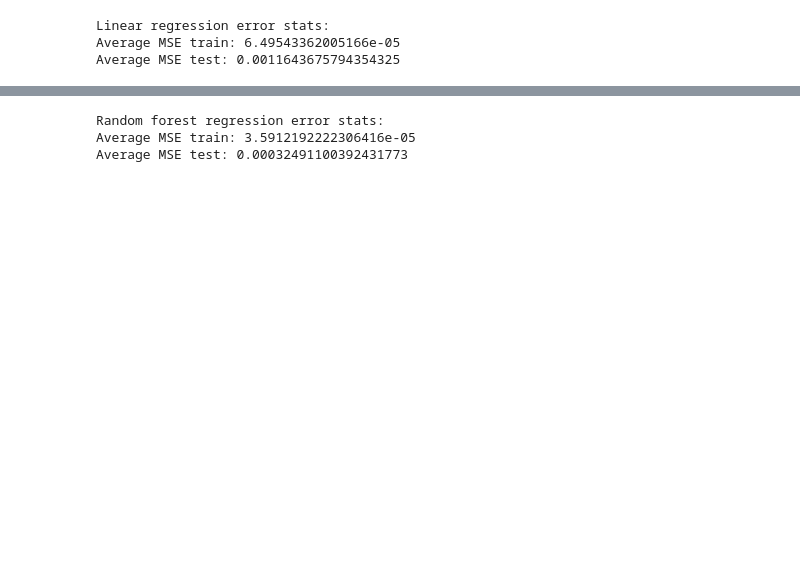
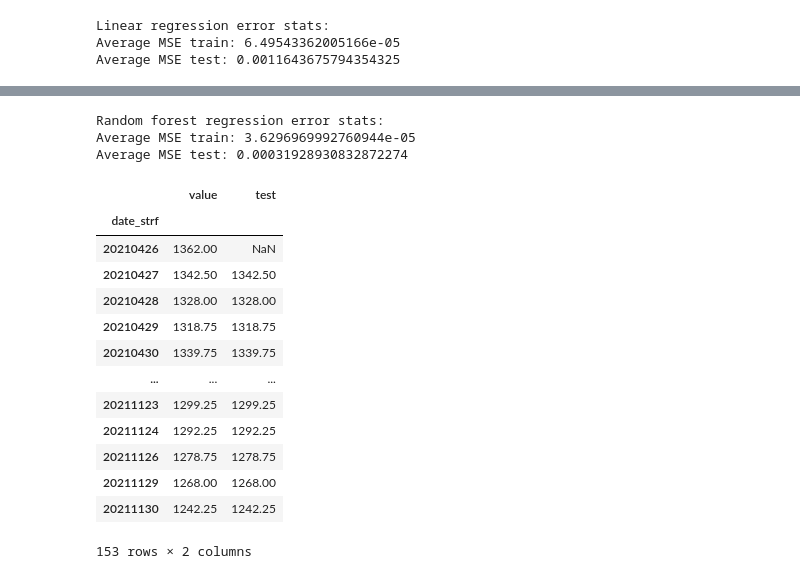
Before and after one commit to kimzwegz/commodity, a Jupyter notebook: commod.ipynb, the cells around one changed output, grey strips where cells are left out. Cells and saved outputs as stored; diff of their text form; code cells hidden in the pictures; blank space fills up the shorter version.

Commit message:
simplified sklearn backtest

```diff
--- a/commod.ipynb
+++ b/commod.ipynb
@@ -221,11 +210,28 @@ print('Random forest regression error stats:')
 df_rf, stat_rf = model.skbacktest(model.df, randforest, cols_x, cols_y, 'date' ,'value', train_window=16 , test_window=1, test_gap = 0, expanding=False, print_iter=False)
 # df_rf['value_rf'] = model.backtest(df_rf, 'value', 'predict', 'pct_t-1', 'predict')['value_strat']
 # df_rf['value_ma'] = model.backtest(df_rf, 'value', 'roll_avg_pct_7', 'pct_t-1', 'predict')['value_strat']
-df_rf[['value', 'pct_t-1' ,'predict' , 'MSE', 'strat_return', 'value_strat']].to_excel(os.path.join(os.getcwd(), 'rf_backtest.xlsx'))
+df_rf[['value', 'pct_t-1' ,'predict' , 'MSE', 'strat_return', 'value_strat']].to_excel(os.path.join(os.getcwd(), 'rf_backtest2.xlsx'))
 # %% [output]
 Random forest regression error stats:
-Average MSE train: 3.5912192222306416e-05
-Average MSE test: 0.00032491100392431773
+Average MSE train: 3.6296969992760944e-05
+Average MSE test: 0.00031928930832872274
+# %%
+model.backtest(df_rf,'value', 'pct_t-1', 'test')[['value', 'test']]
+# %% [output]
+|  | value | test |
+| date_strf |  |  |
+| 20210426 | 1362.00 | NaN |
+| 20210427 | 1342.50 | 1342.50 |
+| 20210428 | 1328.00 | 1328.00 |
+| 20210429 | 1318.75 | 1318.75 |
+| 20210430 | 1339.75 | 1339.75 |
+| ... | ... | ... |
+| 20211123 | 1299.25 | 1299.25 |
+| 20211124 | 1292.25 | 1292.25 |
+| 20211126 | 1278.75 | 1278.75 |
+| 20211129 | 1268.00 | 1268.00 |
+| 20211130 | 1242.25 | 1242.25 |
+153 rows × 2 columns
 # %%
 df_rf[['date', 'value', 'value_t-1',
        'MSE', 'iteration',  'pct_t-1', 'predict','strat_return', 'value_strat']]
```
Also changed, not shown: parts of 6 cells of this notebook, 1 other file.
